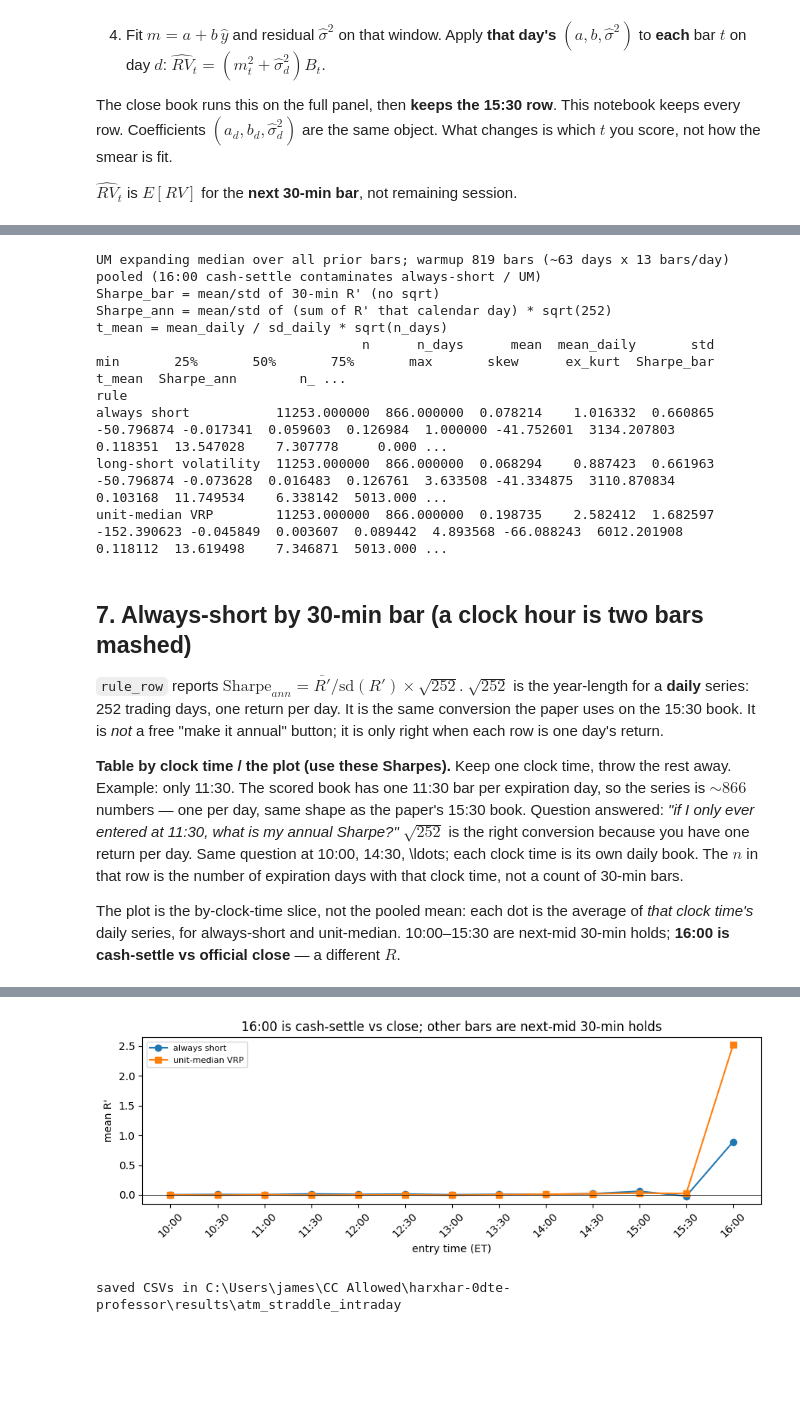
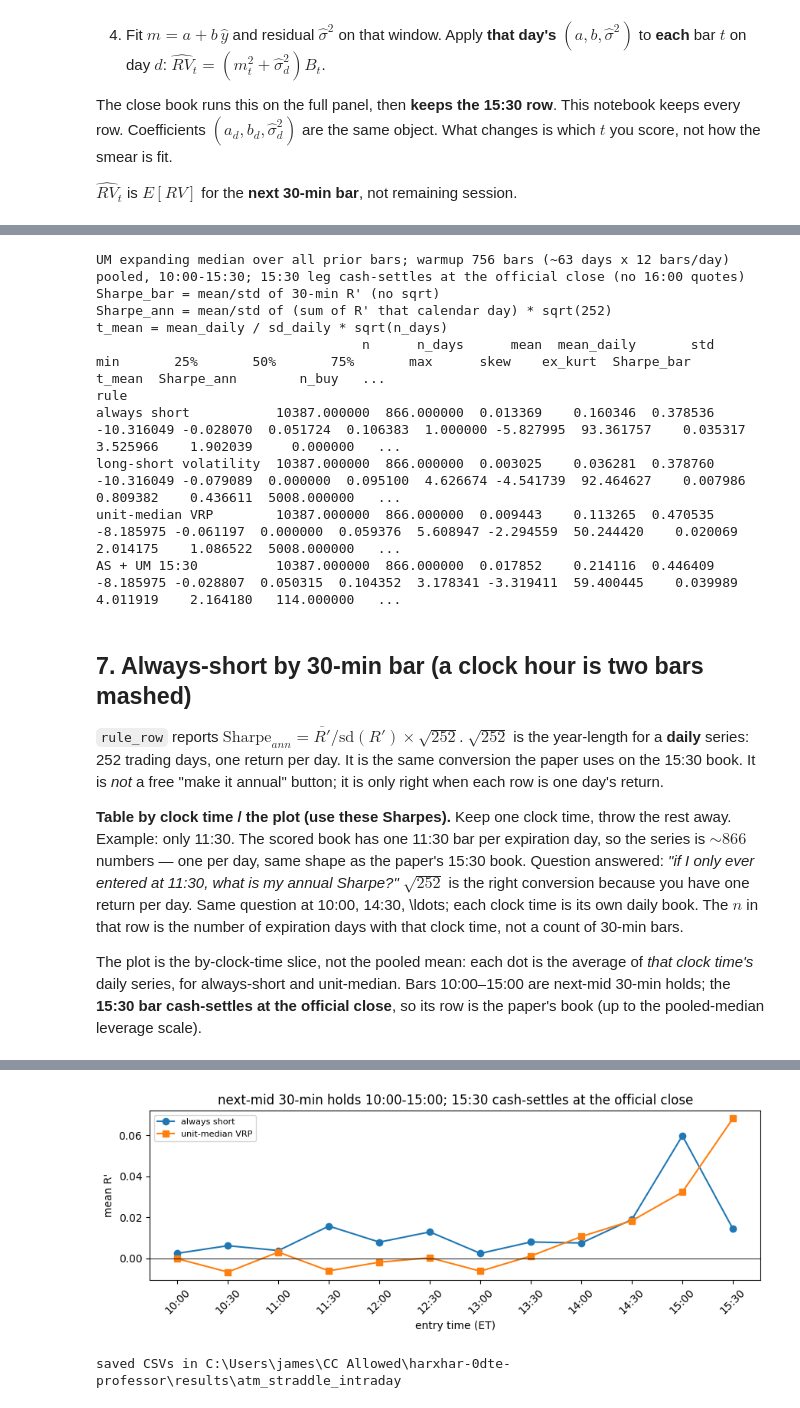
Before and after one commit to jamesdchen/harxhar-clean, a Jupyter notebook: notebooks/atm_straddle_intraday.ipynb, the cells around one changed output, grey strips where cells are left out. Drawn from its saved outputs; the diff is of its cells as text; code cells hidden in the pictures; blank space fills up the shorter version.

```diff
--- a/notebooks/atm_straddle_intraday.ipynb
+++ b/notebooks/atm_straddle_intraday.ipynb
@@ -238,7 +205,7 @@ default book does not include these 9:30 straddles.
 # %% [markdown]
 ## 3. Nearest-OTM straddle at each 30-min bar (re-pick; vendor $S$ only)
 # %%
-_book_ck = CACHE / f"book_{_st.st_size}_{_st.st_mtime_ns}.parquet"
+# [cache:pick]
 if _book_ck.exists():
     pkg = pd.read_parquet(_book_ck)
     live = None
@@ -310,8 +271,13 @@ row is one step in the 30-min re-pick path.
 # %%
+# [cache:exit]
 if "R" in pkg.columns and _book_ck.exists():
     print("book cache: skip exit rebuild")
     n_pkg = len(pkg)
 else:
+    et_pick = pd.to_datetime(pkg["timestamp"], utc=True).dt.tz_convert("America/New_York")
+    is_1600 = (et_pick.dt.hour == 16) & (et_pick.dt.minute == 0)
+    print("dropped", int(is_1600.sum()), "16:00 straddles (entry would be a 16:00 quote; excluded by decision)")
+    pkg = pkg[~is_1600].copy()
     pkg["nxt_ts"] = pkg.groupby("expiration")["timestamp"].shift(-1)
     pkg["is_last"] = pkg["nxt_ts"].isna()
     days = pd.to_datetime(pkg["expiration"])
@@ -343,7 +309,7 @@ miss_either = (~pkg["is_last"]) & ~np.isfinite(pkg["exit_mark"])
 miss_settle = pkg["is_last"] & ~np.isfinite(pkg["exit_settle"])
 bad_entry = ~np.isfinite(pkg["entry"]) | (pkg["entry"] <= 0)
 print("straddles before exit filter", n_pkg)
-print("last-bar (cash-settle path)", n_last)
+print("last bar = 15:30 (cash-settle vs official close)", n_last)
 print("non-last (next-mid path)", n_nonlast)
 print("non-last missing next CALL mid", int(miss_c.sum()))
 print("non-last missing next PUT mid", int(miss_p.sum()))
@@ -363,6 +329,8 @@ pkg["hour"] = pkg["et"].dt.hour
 pkg["hhmm"] = pkg["et"].dt.strftime("%H:%M")
 pkg["date"] = pkg["et"].dt.normalize().dt.tz_localize(None)
 if not _book_ck.exists():
+    for _old in CACHE.glob("book_*.parquet"):
+        _old.unlink()
     pkg.to_parquet(_book_ck)
     print("wrote book cache", _book_ck.name)
 print("bars with a return", len(pkg), "last-bar fraction", float(pkg["is_last"].mean()))
@@ -398,15 +359,0 @@ same days. The close calculation is the one that matches the paper.
-# %%
-m1530 = (pkg["et"].dt.hour == 15) & (pkg["et"].dt.minute == 30)
-p15 = pkg.loc[m1530].copy()
-p15["R_mid"] = p15["exit_mark"] / p15["entry"] - 1.0
-p15["R_close"] = p15["exit_settle"] / p15["entry"] - 1.0
-ok = np.isfinite(p15["R_mid"]) & np.isfinite(p15["R_close"])
-p15 = p15.loc[ok]
-print("15:30 straddles with both exits", len(p15))
-for name, col in (("15:30 -> 16:00 mid (this notebook)", "R_mid"),
-                  ("15:30 -> official close (paper)", "R_close")):
-    x = -p15[col]  # always short
-    mu, sd = float(x.mean()), float(x.std(ddof=1))
-    n = int(len(x))
-    print(name)
-    print(f"  n {n}  mean {mu:.4f}  Sharpe {mu/sd*np.sqrt(252):.3f}  t {mu/sd*np.sqrt(n):.3f}")
@@ -624,6 +574,10 @@ q = {
     "always short": pd.Series(-1.0, index=work.index),
     "long-short volatility": work["pos"],
     "unit-median VRP": work["pos"] * work["lev"],
+    "AS + UM 15:30": pd.Series(
+        np.where(work["hhmm"] == "15:30", (work["pos"] * work["lev"]).to_numpy(), -1.0),
+        index=work.index,
+    ),
 }
 rows = []
 for name, size in q.items():
@@ -649,23 +603,24 @@ cols = [
     "n", "n_days", "mean", "mean_daily", "std", "min", "25%", "50%", "75%", "max",
     "skew", "ex_kurt", "Sharpe_bar", "t_mean", "Sharpe_ann", "n_buy", "pct_buy",
 ]
-print("pooled (16:00 cash-settle contaminates always-short / UM)")
+print("pooled, 10:00-15:30; 15:30 leg cash-settles at the official close (no 16:00 quotes)")
 print("Sharpe_bar = mean/std of 30-min R' (no sqrt)")
 print("Sharpe_ann = mean/std of (sum of R' that calendar day) * sqrt(252)")
 print("t_mean = mean_daily / sd_daily * sqrt(n_days)")
 print(tab[cols].to_string())
 tab.to_csv(OUT / "rule_table_intraday_blk2.csv")
 # %% [output]
-UM expanding median over all prior bars; warmup 819 bars (~63 days x 13 bars/day)
-pooled (16:00 cash-settle contaminates always-short / UM)
+UM expanding median over all prior bars; warmup 756 bars (~63 days x 12 bars/day)
+pooled, 10:00-15:30; 15:30 leg cash-settles at the official close (no 16:00 quotes)
 Sharpe_bar = mean/std of 30-min R' (no sqrt)
 Sharpe_ann = mean/std of (sum of R' that calendar day) * sqrt(252)
 t_mean = mean_daily / sd_daily * sqrt(n_days)
-                                  n      n_days      mean  mean_daily       std         min       25%       50%       75%       max       skew      ex_kurt  Sharpe_bar     t_mean  Sharpe_ann        n_ ...
+                                  n      n_days      mean  mean_daily       std        min       25%       50%       75%       max      skew    ex_kurt  Sharpe_bar    t_mean  Sharpe_ann        n_buy   ...
 rule
-always short           11253.000000  866.000000  0.078214    1.016332  0.660865  -50.796874 -0.017341  0.059603  0.126984  1.000000 -41.752601  3134.207803    0.118351  13.547028    7.307778     0.000 ...
-long-short volatility  11253.000000  866.000000  0.068294    0.887423  0.661963  -50.796874 -0.073628  0.016483  0.126761  3.633508 -41.334875  3110.870834    0.103168  11.749534    6.338142  5013.000 ...
-unit-median VRP        11253.000000  866.000000  0.198735    2.582412  1.682597 -152.390623 -0.045849  0.003607  0.089442  4.893568 -66.088243  6012.201908    0.118112  13.619498    7.346871  5013.000 ...
+always short           10387.000000  866.000000  0.013369    0.160346  0.378536 -10.316049 -0.028070  0.051724  0.106383  1.000000 -5.827995  93.361757    0.035317  3.525966    1.902039     0.000000   ...
+long-short volatility  10387.000000  866.000000  0.003025    0.036281  0.378760 -10.316049 -0.079089  0.000000  0.095100  4.626674 -4.541739  92.464627    0.007986  0.809382    0.436611  5008.000000   ...
+unit-median VRP        10387.000000  866.000000  0.009443    0.113265  0.470535  -8.185975 -0.061197  0.000000  0.059376  5.608947 -2.294559  50.244420    0.020069  2.014175    1.086522  5008.000000   ...
+AS + UM 15:30          10387.000000  866.000000  0.017852    0.214116  0.446409  -8.185975 -0.028807  0.050315  0.104352  3.178341 -3.319411  59.400445    0.039989  4.011919    2.164180   114.000000   ...
 # %% [markdown]
 ## 7. Always-short by 30-min bar (a clock hour is two bars mashed)
 
@@ -689,8 +644,9 @@ clock time, not a count of 30-min bars.
 
 The plot is the by-clock-time slice, not the pooled mean: each
 dot is the average of *that clock time's* daily series, for
-always-short and unit-median. 10:00–15:30 are next-mid 30-min
-holds; **16:00 is cash-settle vs official close** — a different $R$.
+always-short and unit-median. Bars 10:00–15:00 are next-mid 30-min
+holds; the **15:30 bar cash-settles at the official close**, so its
+row is the paper's book (up to the pooled-median leverage scale).
 # %%
 clock_rows = []
 for hhmm, g in work.groupby("hhmm", sort=True):
@@ -725,7 +681,7 @@ for rule, marker in (("always short", "o"), ("unit-median VRP", "s")):
 ax.axhline(0, color="k", lw=0.6)
 ax.set_xlabel("entry time (ET)")
 ax.set_ylabel("mean R'")
-ax.set_title("16:00 is cash-settle vs close; other bars are next-mid 30-min holds")
+ax.set_title("next-mid 30-min holds 10:00-15:00; 15:30 cash-settles at the official close")
 ax.tick_params(axis="x", rotation=45)
 ax.legend(fontsize=8)
 fig.tight_layout()
@@ -754,2 +710,2 @@ always short by clock time
-[figure, old version]
+[figure, new version]
 saved CSVs in C:\Users\james\CC Allowed\harxhar-0dte-professor\results\atm_straddle_intraday
```
Also changed, not shown: parts of 14 cells of this notebook, 9 other files.
